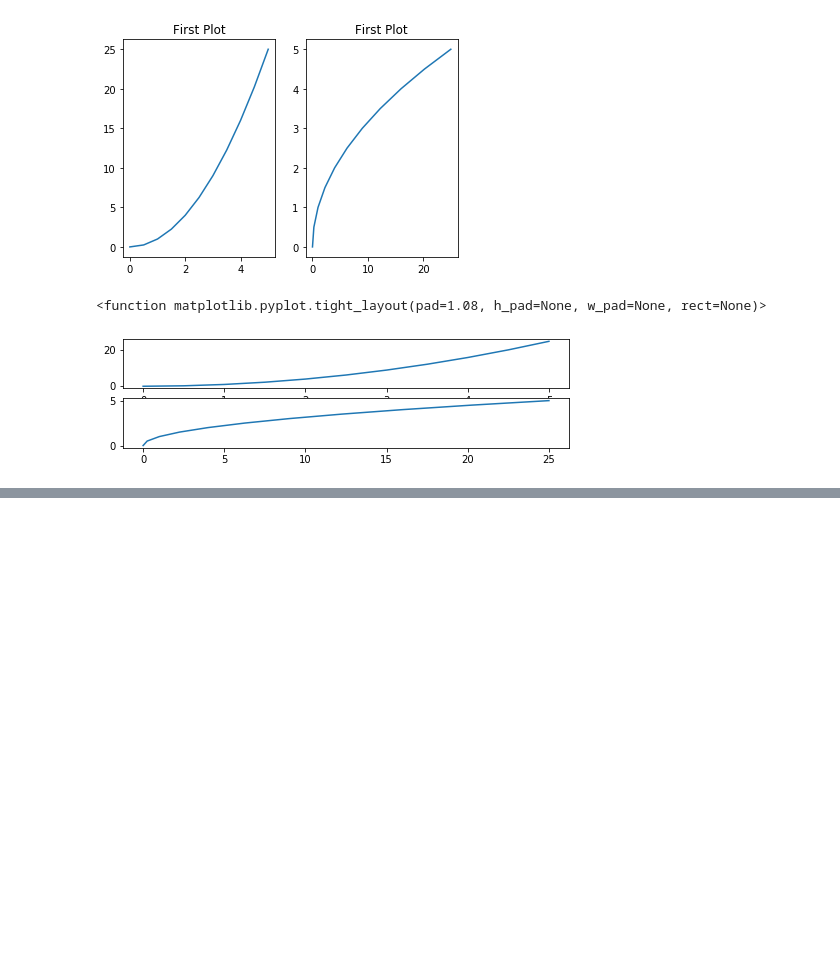
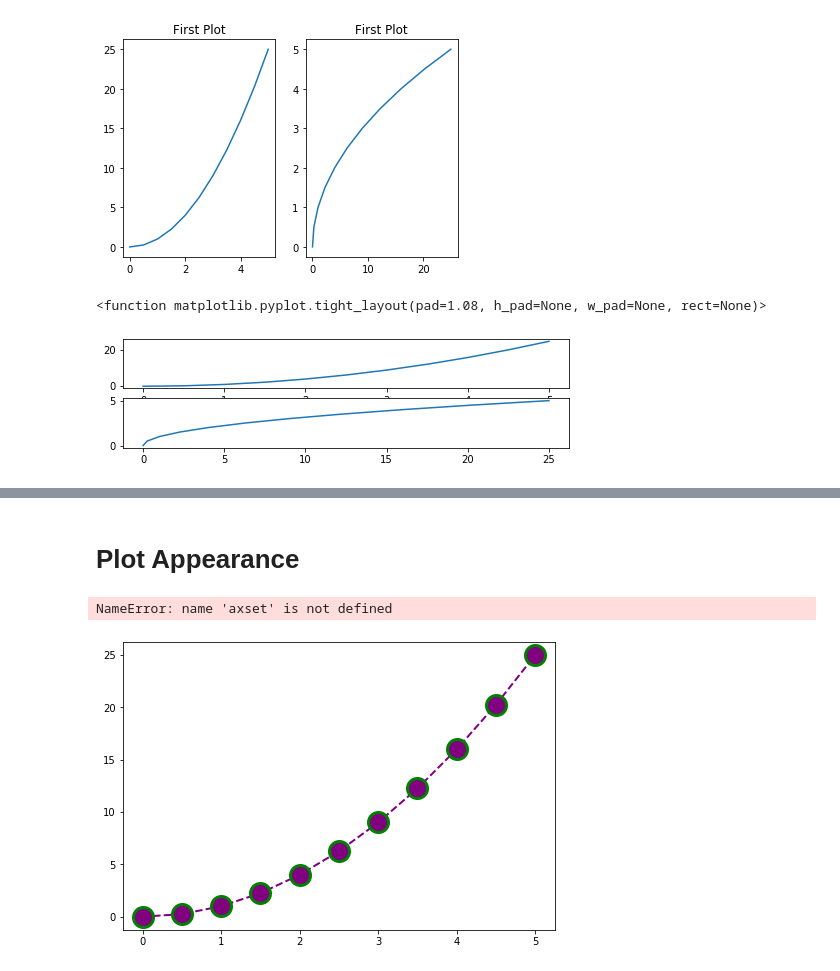
Before and after one commit to douglas-thoms/Udemy, a Jupyter notebook: Refactored_Py_DS_ML_Bootcamp-master/Completed/Matplotlib type along.ipynb, the cells around one changed output, grey strips where cells are left out. Cells and saved outputs as stored; diff of their text form; code cells hidden in the pictures; blank space fills up the shorter version.

```diff
--- a/Refactored_Py_DS_ML_Bootcamp-master/Completed/Matplotlib type along.ipynb
+++ b/Refactored_Py_DS_ML_Bootcamp-master/Completed/Matplotlib type along.ipynb
@@ -103,0 +115,12 @@ plt.tight_layout
+# %% [markdown]
+# Plot Appearance
+# %%
+fig = plt.figure()
+
+ax = fig.add_axes([0,0,1,1])
+
+ax.plot(x,y, color='purple', linewidth =2, ls='--',marker='o', markersize=20, markeredgewidth = 3, markeredgecolor='green')
+axset._xlim([0,1])
+# %% [output]
+NameError: name 'axset' is not defined
+[figure, added]
```
Also changed, not shown: parts of 5 cells of this notebook, 2 other files.
